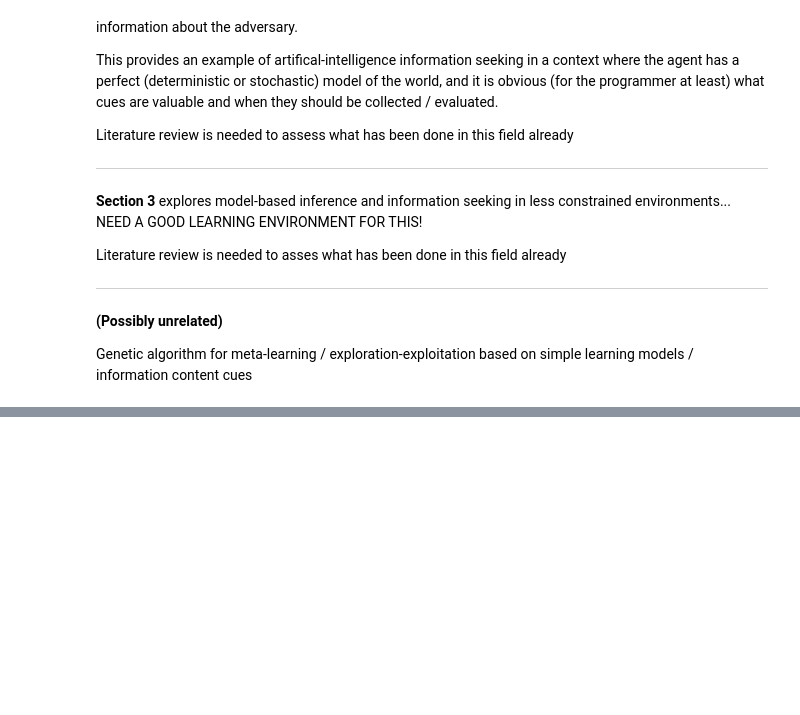
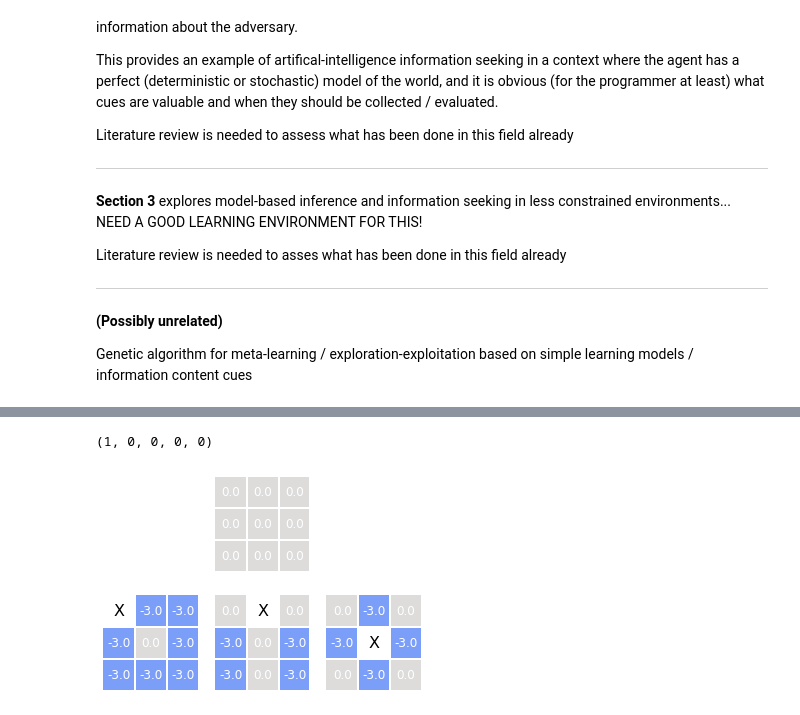
Before and after one commit to ricardoV94/tictactoe, a Jupyter notebook: exploration.ipynb, the cells around one changed output, grey strips where cells are left out. Drawn from its saved outputs; the diff is of its cells as text; code cells hidden in the pictures; blank space fills up the shorter version.

```diff
--- a/exploration.ipynb
+++ b/exploration.ipynb
@@ -40,0 +86,46 @@ Genetic algorithm for meta-learning / exploration-exploitation based on simple l
+# %%
+a = (1, 0, 2, 0, 0)
+b = (0, 0, 2, 0, 0)
+tuple(a_ ^ b_ for a_, b_ in zip(a, b))
+# %% [output]
+(1, 0, 0, 0, 0)
+# %%
+def detect_changed_square(ab, bb):
+    # Detect which square changed between ab and bb boards
+    for i, (a, b) in enumerate(zip(ab, bb)):
+        if a != b:
+            return i
+    return ValueError('boards are equal')
+
+def get_scores(board):
+    scores = np.full(9, np.nan)
+    for next_board in board.generate_legal_moves():
+        score = -engine[next_board]['bestscore']
+        square = detect_changed_square(board.board, next_board.board)
+        scores[square] = score
+    return scores
+# %%
+fig, ax = plt.subplots(2, 3, figsize=(6, 4))
+
+clean_square(ax[0, 0])
+clean_square(ax[0, 2])
+
+board = Board((0, 0, 0, 0, 0, 0, 0, 0, 0))
+scores = get_scores(board)
+plot_board_score(ax[0, 1], scores, board)
+
+board = Board((X, 0, 0, 0, 0, 0, 0, 0, 0))
+scores = get_scores(board)
+plot_board_score(ax[1, 0], scores, board)
+
+board = Board((0, X, 0, 0, 0, 0, 0, 0, 0))
+scores = get_scores(board)
+plot_board_score(ax[1, 1], scores, board)
+
+board = Board((0, 0, 0, 0, X, 0, 0, 0, 0))
+scores = get_scores(board)
+plot_board_score(ax[1, 2], scores, board)
+
+plt.subplots_adjust(wspace=0)
+# %% [output]
+[figure, added]
```
Also changed, not shown: parts of 22 cells of this notebook, 3 other files.
